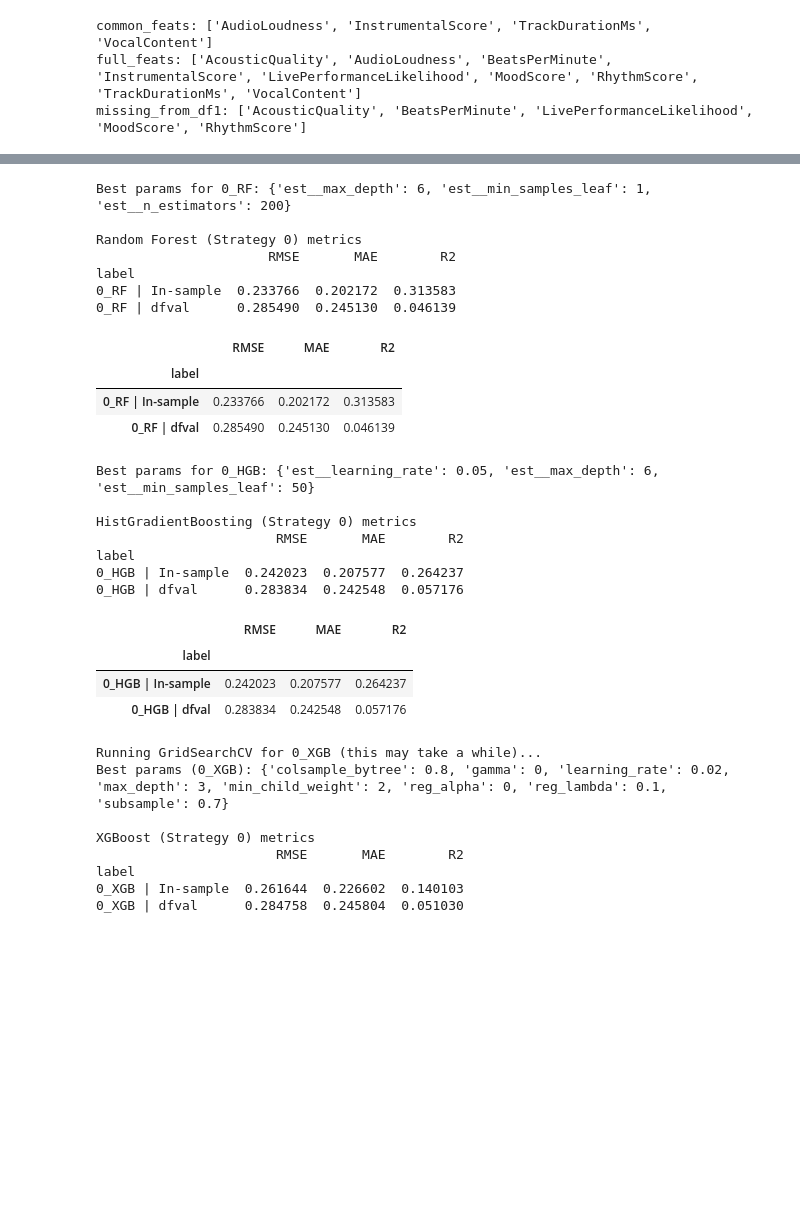
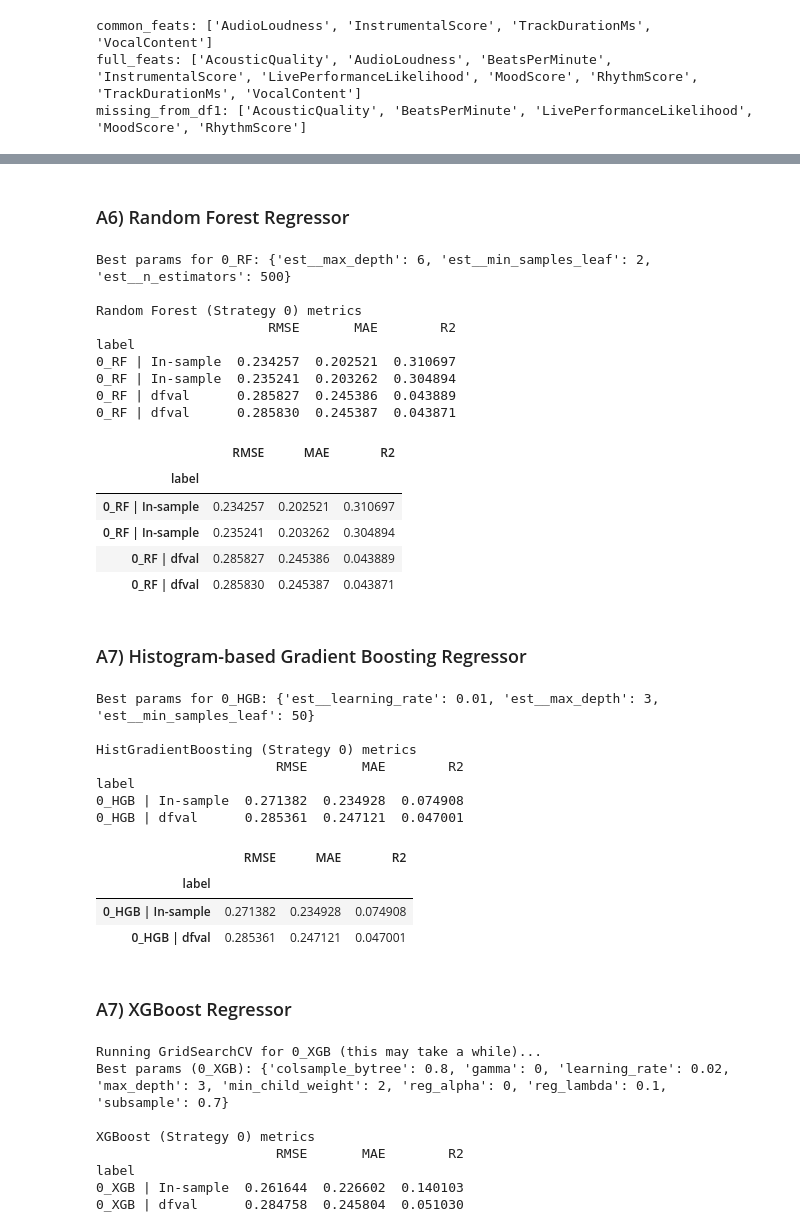
Before and after one commit to HindyUCL/deliverable2-analyticsedge-mit, a Jupyter notebook: run_2.ipynb, the cells around one changed output, grey strips where cells are left out. Saved outputs shown, nothing was run; the diff lists cells and outputs as text; code cells hidden in the pictures; blank space fills up the shorter version.

```diff
--- a/run_2.ipynb
+++ b/run_2.ipynb
@@ -450,0 +692,24 @@ label
+# %%
+candidate_feats = sorted(list(dict.fromkeys(common_feats)))
+SKEWED_COLS = detect_skewed_cols(df1, candidate_feats, thresh=0.8)
+print("Detected skewed columns (log1p applied):", SKEWED_COLS)
+
+X_0_train_tf = apply_log1p(X_0_train, SKEWED_COLS)
+X_0_val_tf   = apply_log1p(X_0_val, SKEWED_COLS)
+
+print("\n--- Strategy 0: ElasticNet with all interactions (poly2) ---")
+elastic0, coef0_e, pred_tr0_e, pred0_e = elasticnet_with_interactions(
+    X_0_train_tf, y_0_train, X_0_val_tf, candidate_feats, "0_ElasticNet_poly2"
+)
+
+# Replace any previous 0_ElasticNet_poly2 metrics and store new ones
+RESULTS = [r for r in RESULTS if r.get("label") not in {"0_ElasticNet_poly2 | In-sample", "0_ElasticNet_poly2 | dfval"}]
+RESULTS += [
+    metrics(y_0_train, pred_tr0_e, "0_ElasticNet_poly2 | In-sample"),
+    metrics(y_0_val,   pred0_e,    "0_ElasticNet_poly2 | dfval"),
+]
+MODEL_STORE["0_ElasticNet_poly2"] = elastic0
+VAL_PRED_STORE["0_ElasticNet_poly2"] = pred0_e
+
+print_metrics_table([r for r in RESULTS if r["label"].startswith("0_ElasticNet_poly2")],
+                    "Elastic Net (Strategy 0) metrics")
@@ -561,61 +803,67 @@ label
+# %% [markdown]
+### A6) Random Forest Regressor
 # %%
-# ==== [0D] Strategy 0 — Random Forest on df1 features ====
 pipe = Pipeline([
     ("prep", tree_preproc()),
     ("est", RandomForestRegressor(random_state=RANDOM_STATE, n_jobs=-1))
 ])
 
 grid = {
-    "est__n_estimators": [200],
+    "est__n_estimators": [200, 500],
     "est__max_depth": [None, 6, 10],
-    "est__min_samples_leaf": [1, 3, 5]
+    "est__min_samples_leaf": [2, 3, 5]
 }
 
 gs = cv_grid_search(pipe, grid, X_0_train, y_0_train, splits=5)
 best = gs.best_estimator_
 
 # print best params
 print("Best params for 0_RF:", gs.best_params_)
 
 best.fit(X_0_train, y_0_train)
 pred_tr = best.predict(X_0_train)
 pred_val = best.predict(X_0_val)
 
 RESULTS += [
     metrics(y_0_train, pred_tr, "0_RF | In-sample"),
     metrics(y_0_val,   pred_val, "0_RF | dfval"),
 ]
 MODEL_STORE["0_RF"] = best
 VAL_PRED_STORE["0_RF"] = pred_val
 
 print_metrics_table([r for r in RESULTS if r["label"].startswith("0_RF")],
                     "Random Forest (Strategy 0) metrics")
 
 # Optional export:
 # pd.DataFrame({"Energy": best.predict(Xtest[common_feats])}).to_csv("0_RF_Xtest.csv", index=False)
 # %% [output]
-Best params for 0_RF: {'est__max_depth': 6, 'est__min_samples_leaf': 1, 'est__n_estimators': 200}
+Best params for 0_RF: {'est__max_depth': 6, 'est__min_samples_leaf': 2, 'est__n_estimators': 500}
 
 Random Forest (Strategy 0) metrics
                       RMSE       MAE        R2
 label
-0_RF | In-sample  0.233766  0.202172  0.313583
-0_RF | dfval      0.285490  0.245130  0.046139
+0_RF | In-sample  0.234257  0.202521  0.310697
+0_RF | In-sample  0.235241  0.203262  0.304894
+0_RF | dfval      0.285827  0.245386  0.043889
+0_RF | dfval      0.285830  0.245387  0.043871
 |  | RMSE | MAE | R2 |
 | label |  |  |  |
-| 0_RF | In-sample | 0.233766 | 0.202172 | 0.313583 |
-| 0_RF | dfval | 0.285490 | 0.245130 | 0.046139 |
+| 0_RF | In-sample | 0.234257 | 0.202521 | 0.310697 |
+| 0_RF | In-sample | 0.235241 | 0.203262 | 0.304894 |
+| 0_RF | dfval | 0.285827 | 0.245386 | 0.043889 |
+| 0_RF | dfval | 0.285830 | 0.245387 | 0.043871 |
+# %% [markdown]
+### A7) Histogram-based Gradient Boosting Regressor
 # %%
-# ==== [0E] Strategy 0 — HistGradientBoosting on common features ====
 pipe = Pipeline([
     ("prep", tree_preproc()),
     ("est", HistGradientBoostingRegressor(random_state=RANDOM_STATE))
 ])
 
 grid = {
-    "est__max_depth": [None, 6],
-    "est__min_samples_leaf": [20, 50],
-    "est__learning_rate": [0.05, 0.1],
+    "est__max_depth": [None, 3, 6],
+    "est__min_samples_leaf": [5, 20, 50],
+    "est__learning_rate": [0.01, 0.05, 0.1]
 }
 
 gs = cv_grid_search(pipe, grid, X_0_train, y_0_train, splits=5)
@@ -641,15 +889,17 @@ print_metrics_table([r for r in RESULTS if r["label"].startswith("0_HGB")],
 # Optional export:
 # pd.DataFrame({"Energy": best.predict(Xtest[common_feats])}).to_csv("0_HGB_Xtest.csv", index=False)
 # %% [output]
-Best params for 0_HGB: {'est__learning_rate': 0.05, 'est__max_depth': 6, 'est__min_samples_leaf': 50}
+Best params for 0_HGB: {'est__learning_rate': 0.01, 'est__max_depth': 3, 'est__min_samples_leaf': 50}
 
 HistGradientBoosting (Strategy 0) metrics
                        RMSE       MAE        R2
 label
-0_HGB | In-sample  0.242023  0.207577  0.264237
-0_HGB | dfval      0.283834  0.242548  0.057176
+0_HGB | In-sample  0.271382  0.234928  0.074908
+0_HGB | dfval      0.285361  0.247121  0.047001
 |  | RMSE | MAE | R2 |
 | label |  |  |  |
-| 0_HGB | In-sample | 0.242023 | 0.207577 | 0.264237 |
-| 0_HGB | dfval | 0.283834 | 0.242548 | 0.057176 |
+| 0_HGB | In-sample | 0.271382 | 0.234928 | 0.074908 |
+| 0_HGB | dfval | 0.285361 | 0.247121 | 0.047001 |
+# %% [markdown]
+### A7) XGBoost Regressor
 # %%
```
Also changed, not shown: parts of 70 cells of this notebook.
